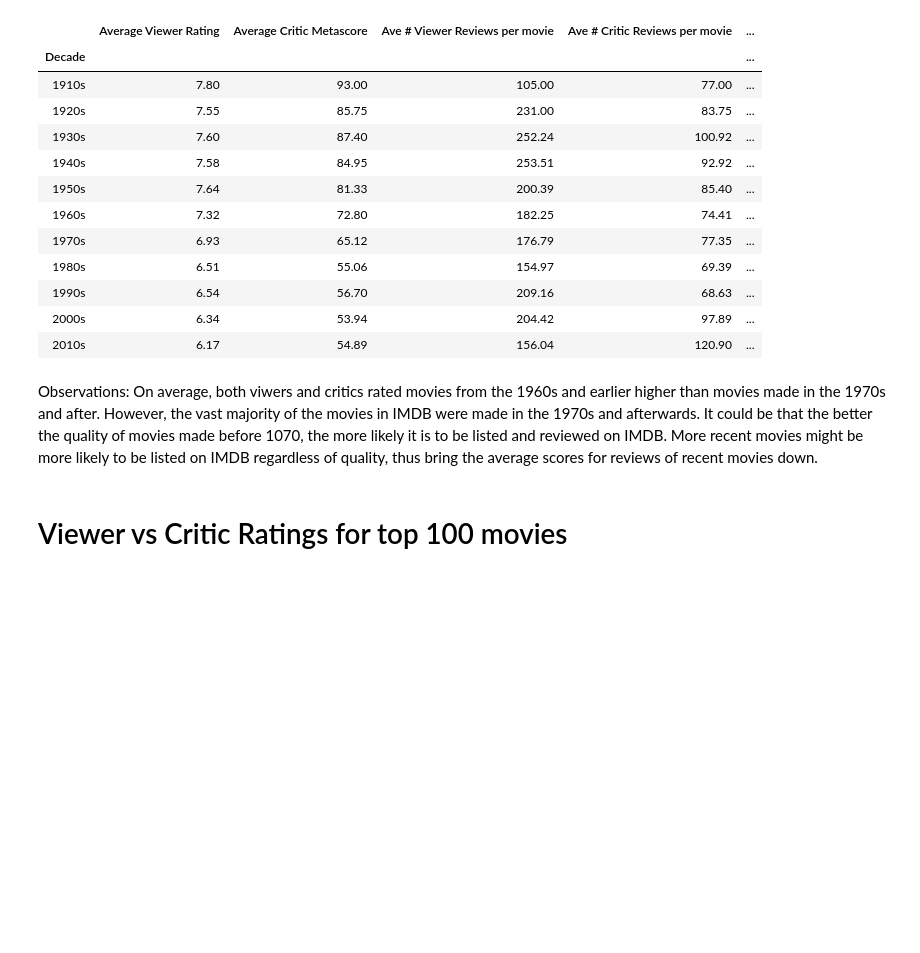
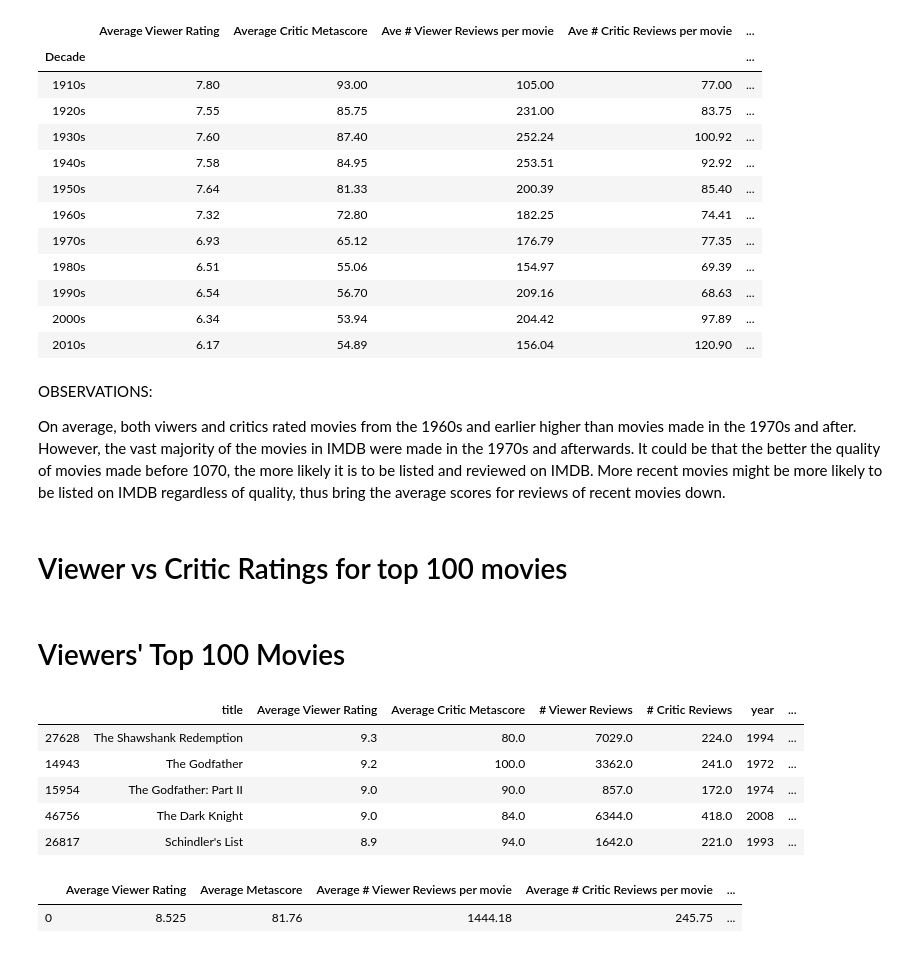
Before and after one commit to cckuqui/IMDB-analysis, a Jupyter notebook: Project#1_IMDB-Question#1_(user_vs_critic_reviews).ipynb, the cells around one changed output. Cells and saved outputs as stored; diff of their text form; code cells hidden in the pictures; blank space fills up the shorter version.

```diff
--- a/Project #1-IMDB.ipynb
+++ b/Project#1_IMDB-Question#1_(user_vs_critic_reviews).ipynb
@@ -15,7 +15,7 @@ import pandas as pd
 import numpy as np
 import scipy.stats as st
 
-IMDB_movies = "IMDB-movie-data/IMDb_movies.csv"
+IMDB_movies = "IMDb_movies.csv"
 movies_data_raw = pd.read_csv(IMDB_movies)
 # %%
 movies_data_raw.shape
@@ -285,6 +290,40 @@ Name: year, dtype: int64
 | 2000s | 6.34 | 53.94 | 204.42 | 97.89 | ... |
 | 2010s | 6.17 | 54.89 | 156.04 | 120.90 | ... |
 # %% [markdown]
-Observations: On average, both viwers and critics rated movies from the 1960s and earlier higher than movies made in the 1970s and after. However, the vast majority of the movies in IMDB were made in the 1970s and afterwards.  It could be that the better the quality of movies made before 1070, the more likely it is to be listed and reviewed on IMDB.  More recent movies might be more likely to be listed on IMDB regardless of quality, thus bring the average scores for reviews of recent movies down.
+OBSERVATIONS:
+
+On average, both viwers and critics rated movies from the 1960s and earlier higher than movies made in the 1970s and after. However, the vast majority of the movies in IMDB were made in the 1970s and afterwards.  It could be that the better the quality of movies made before 1070, the more likely it is to be listed and reviewed on IMDB.  More recent movies might be more likely to be listed on IMDB regardless of quality, thus bring the average scores for reviews of recent movies down.
 # %% [markdown]
 # Viewer vs Critic Ratings for top 100 movies
+# %% [markdown]
+# Viewers' Top 100 Movies
+# %%
+movies_data_viewers_descending = movies_data.sort_values("avg_vote", ascending=False)
+viewer_best_unlabeled = movies_data_viewers_descending.head(100)
+viewer_best = viewer_best_unlabeled.rename(columns={"avg_vote":"Average Viewer Rating", "metascore":"Average Critic Metascore", "reviews_from_users":"# Viewer Reviews", "reviews_from_critics":"# Critic Reviews"})
+
+viewer_best.head()
+# %% [output]
+|  | title | Average Viewer Rating | Average Critic Metascore | # Viewer Reviews | # Critic Reviews | year | ... |
+| 27628 | The Shawshank Redemption | 9.3 | 80.0 | 7029.0 | 224.0 | 1994 | ... |
+| 14943 | The Godfather | 9.2 | 100.0 | 3362.0 | 241.0 | 1972 | ... |
+| 15954 | The Godfather: Part II | 9.0 | 90.0 | 857.0 | 172.0 | 1974 | ... |
+| 46756 | The Dark Knight | 9.0 | 84.0 | 6344.0 | 418.0 | 2008 | ... |
+| 26817 | Schindler's List | 8.9 | 94.0 | 1642.0 | 221.0 | 1993 | ... |
+# %%
+viewer_best_avescore = viewer_best["Average Viewer Rating"].mean()
+viewer_best_metascore = viewer_best["Average Critic Metascore"].mean()
+viewer_best_viewernum = viewer_best["# Viewer Reviews"].mean()
+viewer_best_criticnum = viewer_best["# Critic Reviews"].mean()
+viewer_best_aveyear = viewer_best["year"].mean()
+
+viewer_best_summary = pd.DataFrame({"Average Viewer Rating": [viewer_best_avescore],
+                                  "Average Metascore": [viewer_best_metascore],
+                                  "Average # Viewer Reviews per movie": [viewer_best_viewernum],
+                                  "Average # Critic Reviews per movie": [viewer_best_criticnum],
+                                  "Average Year of Release": [viewer_best_aveyear]})
+
+viewer_best_summary
+# %% [output]
+|  | Average Viewer Rating | Average Metascore | Average # Viewer Reviews per movie | Average # Critic Reviews per movie | ... |
+| 0 | 8.525 | 81.76 | 1444.18 | 245.75 | ... |
```
Also changed, not shown: parts of 12 cells of this notebook.
